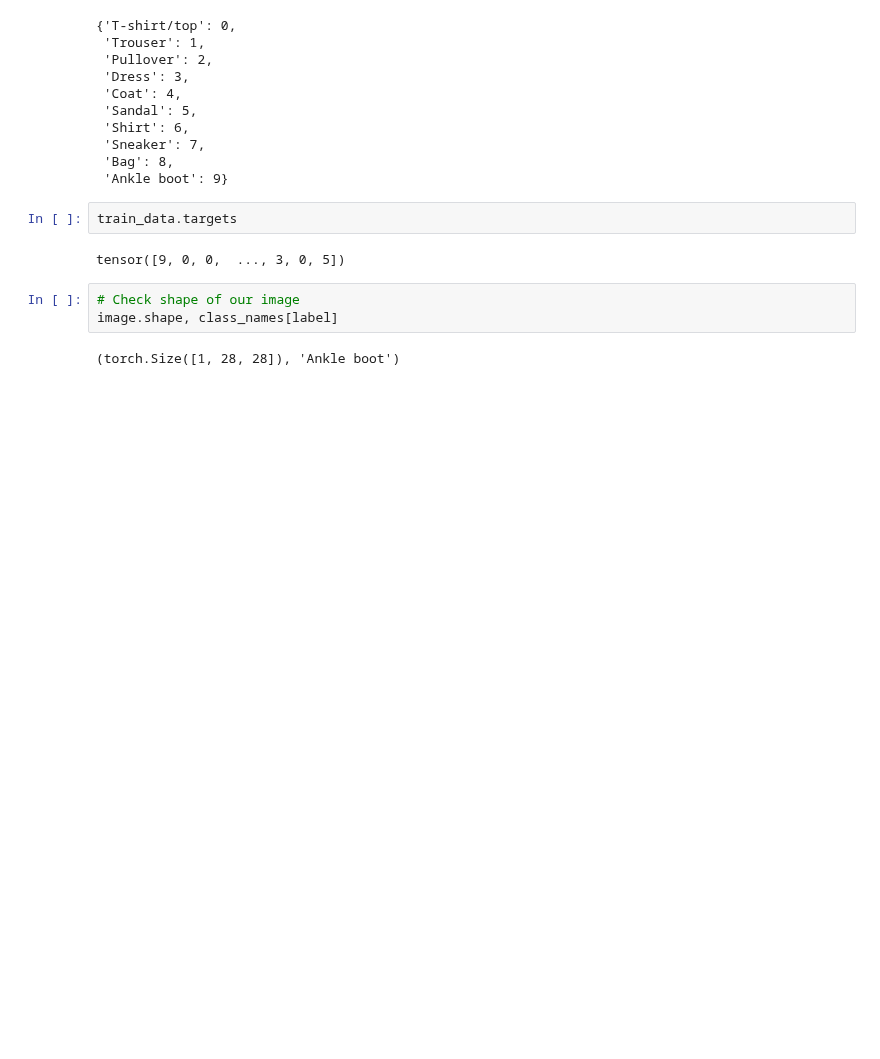
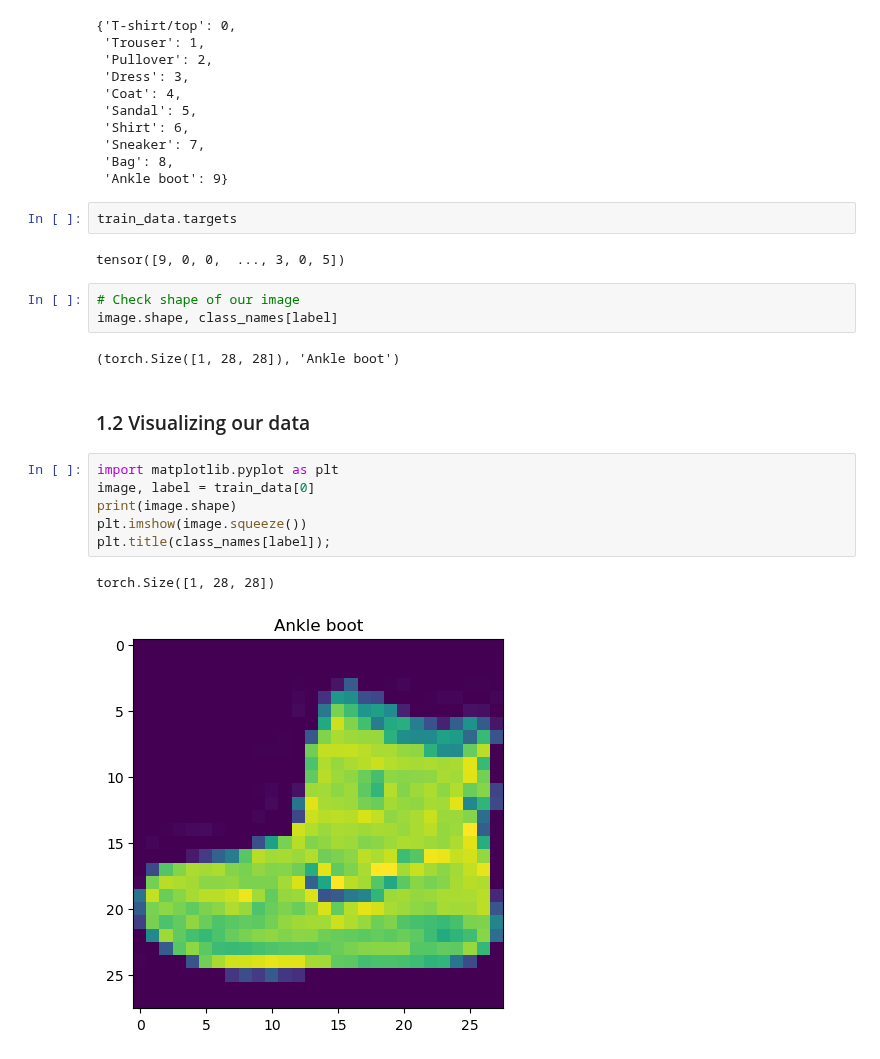
Before and after one commit to Rumit95/Pytorch-for-DL, a Jupyter notebook: pytorch-03-computer-vision.ipynb, the cells around one changed output. Drawn from its saved outputs; the diff is of its cells as text; blank space fills up the shorter version.

```diff
--- a/pytorch-03-computer-vision.ipynb
+++ b/pytorch-03-computer-vision.ipynb
@@ -130,3 +130,14 @@ tensor([9, 0, 0,  ..., 3, 0, 5])
 image.shape, class_names[label]
 # %% [output]
 (torch.Size([1, 28, 28]), 'Ankle boot')
+# %% [markdown]
+### 1.2 Visualizing our data
+# %%
+import matplotlib.pyplot as plt
+image, label = train_data[0]
+print(image.shape)
+plt.imshow(image.squeeze())
+plt.title(class_names[label]);
+# %% [output]
+torch.Size([1, 28, 28])
+[figure, added]
```
Also changed, not shown: parts of 2 cells of this notebook.
